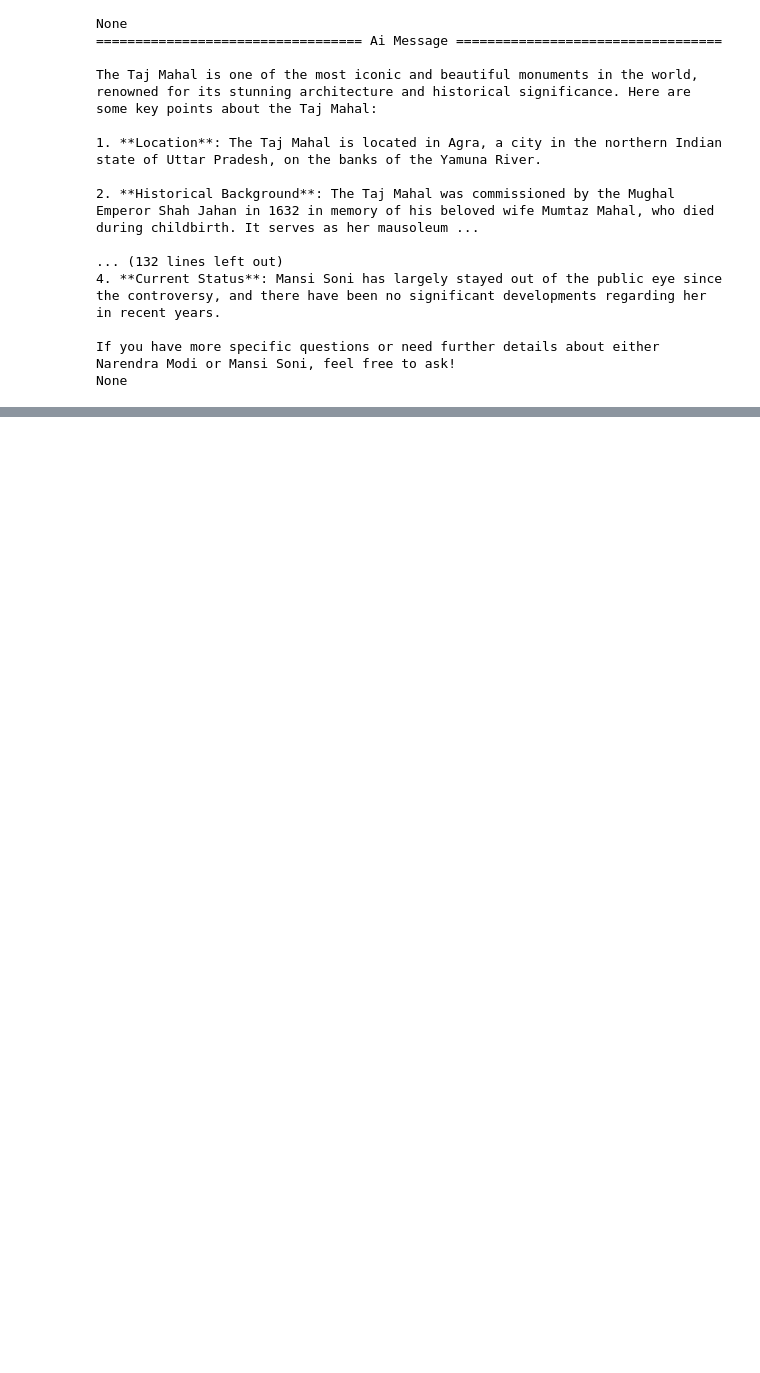
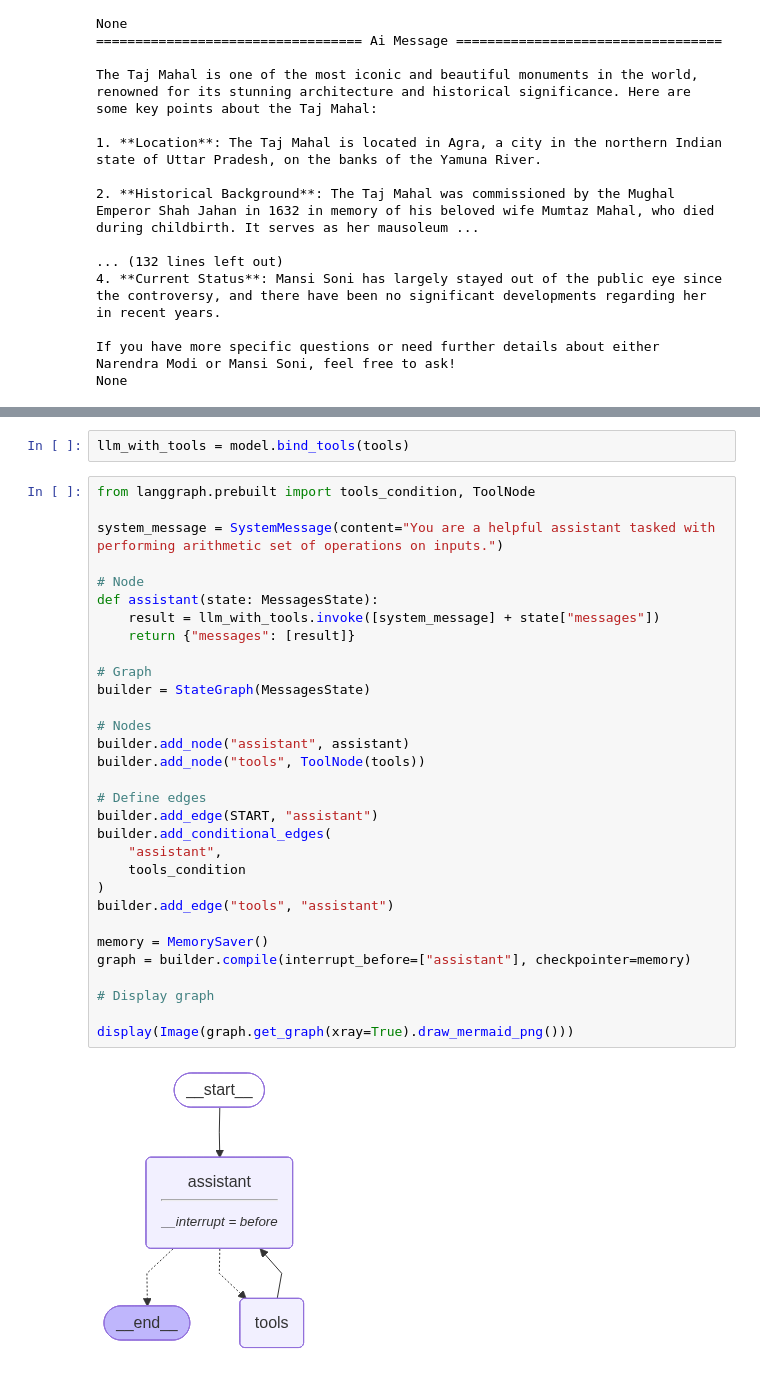
Before and after one commit to vikassrivastava18/AI, a Jupyter notebook: projects/agents/agent.ipynb, the cells around one changed output, grey strips where cells are left out. Drawn from its saved outputs; the diff is of its cells as text; blank space fills up the shorter version.

```diff
--- a/projects/agents/agent.ipynb
+++ b/projects/agents/agent.ipynb
@@ -126,0 +158,35 @@ None
+# %%
+llm_with_tools = model.bind_tools(tools)
+# %%
+from langgraph.prebuilt import tools_condition, ToolNode
+
+system_message = SystemMessage(content="You are a helpful assistant tasked with performing arithmetic set of operations on inputs.")
+
+# Node
+def assistant(state: MessagesState):
+    result = llm_with_tools.invoke([system_message] + state["messages"])
+    return {"messages": [result]}
+
+# Graph
+builder = StateGraph(MessagesState)
+
+# Nodes
+builder.add_node("assistant", assistant)
+builder.add_node("tools", ToolNode(tools))
+
+# Define edges
+builder.add_edge(START, "assistant")
+builder.add_conditional_edges(
+    "assistant",
+    tools_condition
+)
+builder.add_edge("tools", "assistant")
+
+memory = MemorySaver()
+graph = builder.compile(interrupt_before=["assistant"], checkpointer=memory)
+
+# Display graph
+
+display(Image(graph.get_graph(xray=True).draw_mermaid_png()))
+# %% [output]
+[figure, added]
```
Also changed, not shown: parts of 8 cells of this notebook.
